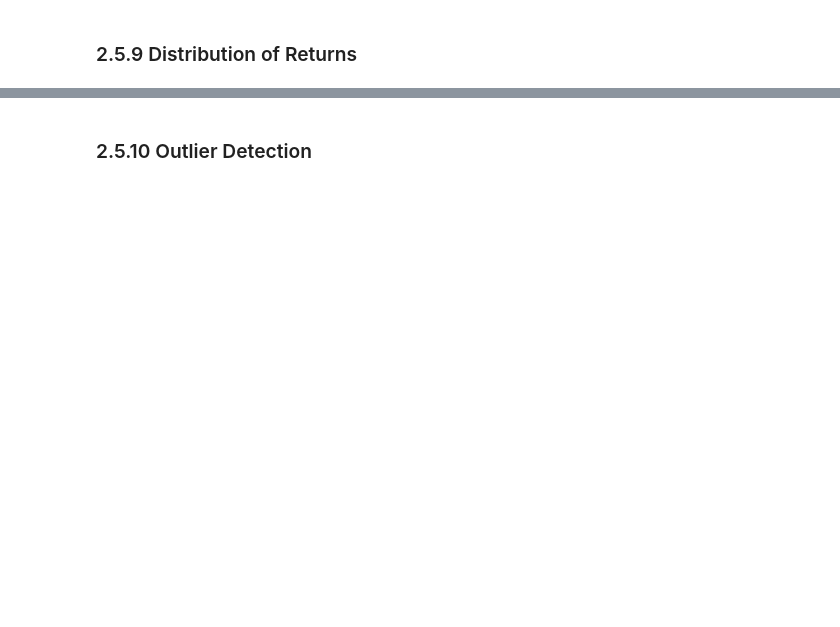
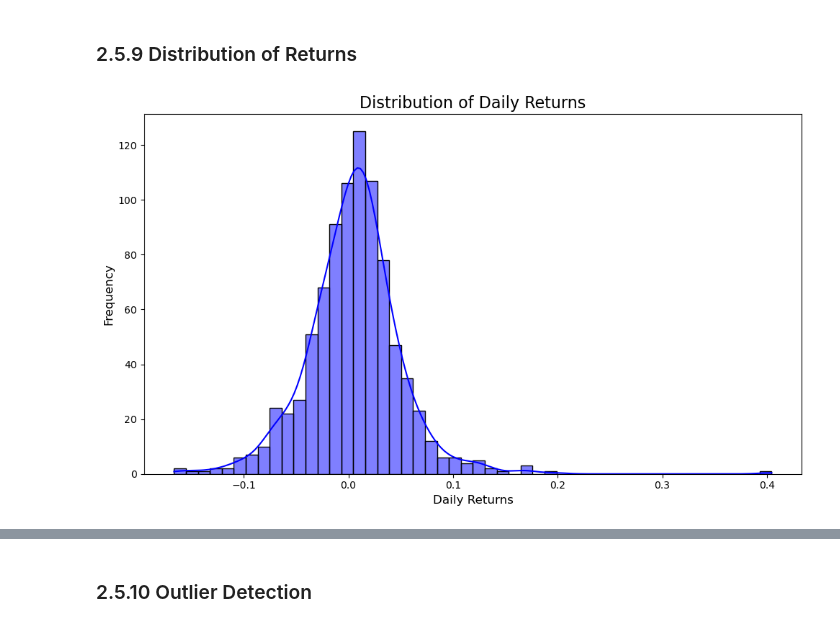
Before and after one commit to mbarriola96/stock_prices_forecasting, a Jupyter notebook: 01_data_understanding.ipynb, the cells around one changed output, grey strips where cells are left out. Saved outputs shown, nothing was run; the diff lists cells and outputs as text; code cells hidden in the pictures; blank space fills up the shorter version.

```diff
--- a/01_data_understanding.ipynb
+++ b/01_data_understanding.ipynb
@@ -538,2 +542,26 @@ The time series exhibits strong autocorrelation over many lags, which may indica
 # %% [markdown]
 ### 2.5.9 Distribution of Returns
+# %%
+# Step 1: Calculate daily returns
+# The pct_change() function calculates the percentage change between the current and prior element.
+# This will give us the daily returns as a percentage change of closing prices.
+weekly_data['Returns'] = weekly_data['Close'].pct_change()
+
+# Step 2: Drop NaN values that appear after the pct_change() calculation
+# NaN values result from the first row since there is no previous data point to compare with.
+weekly_data.dropna(subset=['Returns'], inplace=True)
+
+# Step 3: Plotting the distribution of daily returns using a histogram
+plt.figure(figsize=(10, 6))
+sns.histplot(weekly_data['Returns'], bins=50, kde=True, color='blue')
+
+# Adding titles and labels
+plt.title('Distribution of Daily Returns', fontsize=16)
+plt.xlabel('Daily Returns', fontsize=12)
+plt.ylabel('Frequency', fontsize=12)
+
+# Show the plot
+plt.tight_layout()
+plt.show()
+# %% [output]
+[figure, added]
```
Also changed, not shown: parts of 17 cells of this notebook, 1 other file.
